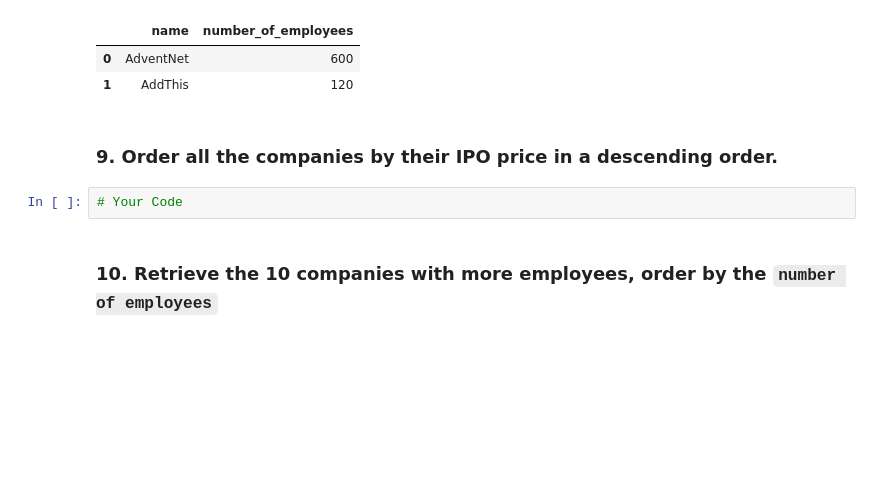
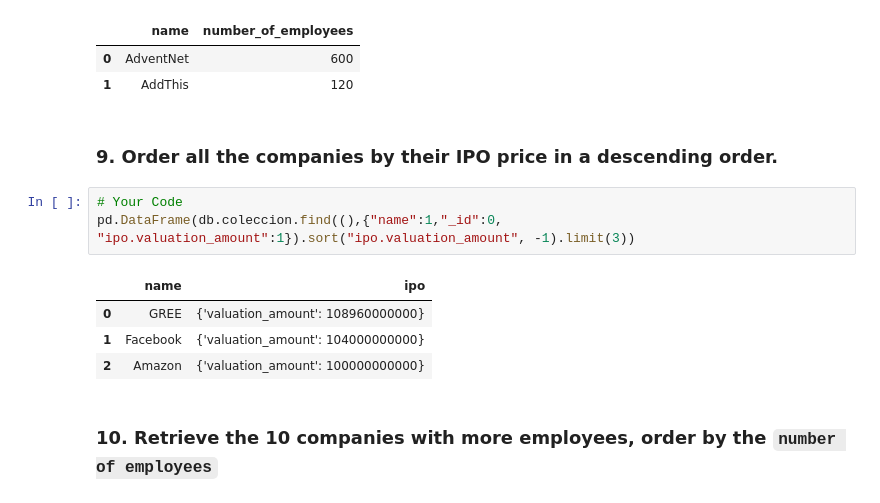
Before and after one commit to Ironhack-Data-Madrid-PartTime-Oct22/lab-mongo-queries, a Jupyter notebook: your_code/main.ipynb, the cells around one changed output. Drawn from its saved outputs; the diff is of its cells as text; blank space fills up the shorter version.

```diff
--- a/your_code/main.ipynb
+++ b/your_code/main.ipynb
@@ -155,7 +155,13 @@ companies_100_1000.head(2)
 | 1 | AddThis | 120 |
 # %% [markdown]
 ### 9. Order all the companies by their IPO price in a descending order.
-# %%
-# Your Code
+# %%
+# Your Code
+pd.DataFrame(db.coleccion.find((),{"name":1,"_id":0, "ipo.valuation_amount":1}).sort("ipo.valuation_amount", -1).limit(3))
+# %% [output]
+|  | name | ipo |
+| 0 | GREE | {'valuation_amount': 108960000000} |
+| 1 | Facebook | {'valuation_amount': 104000000000} |
+| 2 | Amazon | {'valuation_amount': 100000000000} |
 # %% [markdown]
 ### 10. Retrieve the 10 companies with more employees, order by the `number of employees`
```
Also changed, not shown: parts of 9 cells of this notebook.
